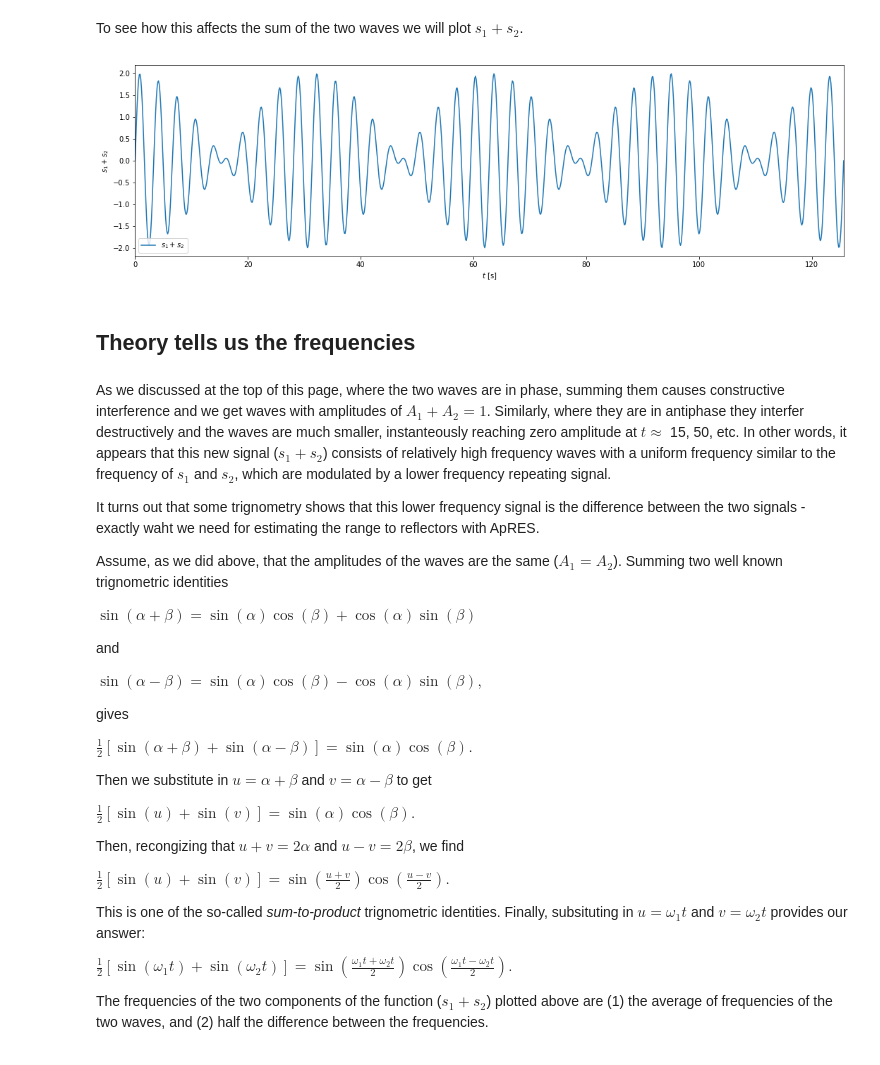
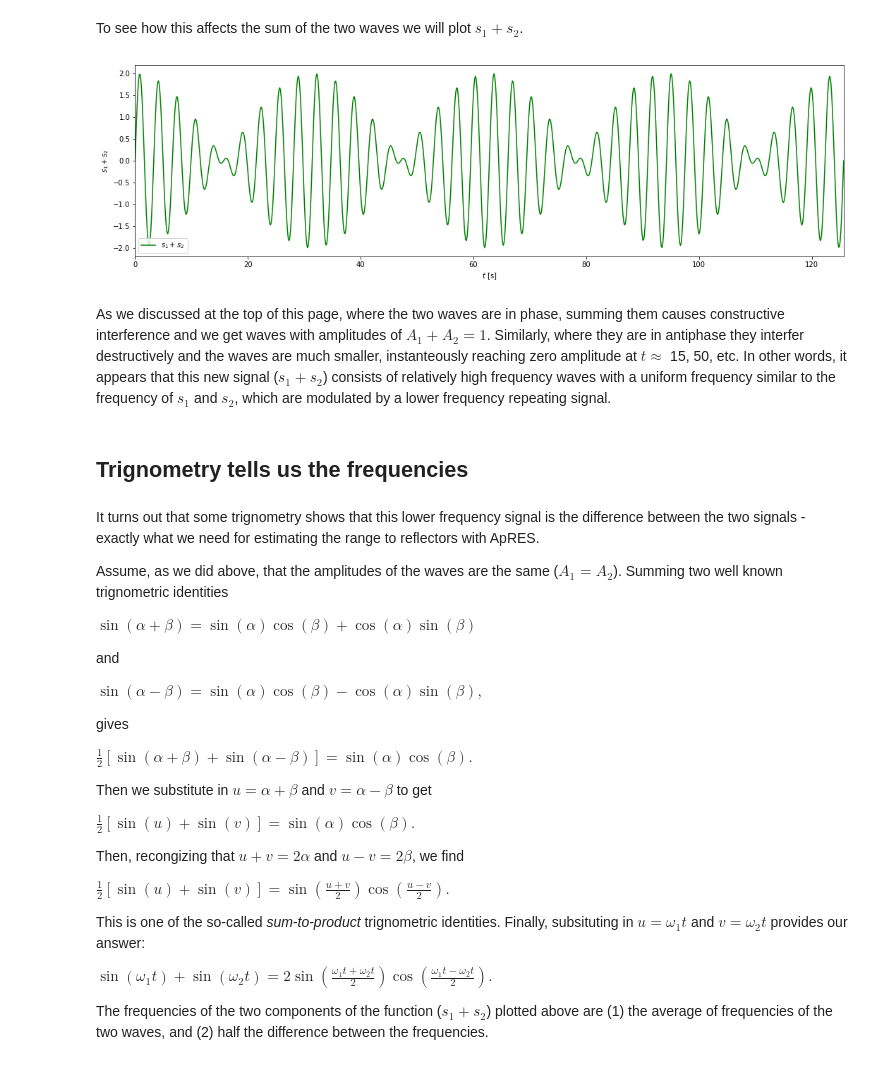
Before and after one commit to ldeo-glaciology/glaciology-intro-book, a Jupyter notebook: src/_build/jupyter_execute/sections/beat-frequency.ipynb, the cells around one changed output. Saved outputs shown, nothing was run; the diff lists cells and outputs as text; code cells hidden in the pictures.

```diff
--- a/src/_build/jupyter_execute/sections/beat-frequency.ipynb
+++ b/src/_build/jupyter_execute/sections/beat-frequency.ipynb
@@ -69,20 +69,20 @@ plt.show()
 To see how this affects the sum of the two waves we will plot $s_1+s_2$.
 # %%
 plt.figure(figsize=(18, 5))
-plt.plot(t,s1+s2);
+plt.plot(t,s1+s2,'g');
 plt.ylabel('$s_1 + s_2$')
 plt.legend(['$s_1+s_2$'],loc='lower left')
 plt.xlabel('$t$ [s]')
 plt.autoscale(enable=True, axis='x', tight=True)
 plt.show()
 # %% [output]
-[figure, old version]
+[figure, new version]
+# %% [markdown]
+As we discussed at the top of this page, where the two waves are in phase, summing them causes constructive interference and we get waves with amplitudes of $A_1+A_2 = 1$. Similarly, where they are in antiphase they interfer destructively and the waves are much smaller, instanteously reaching zero amplitude at $t\approx$ 15, 50, etc. In other words, it appears that this new signal ($s_1 + s_2$) consists of relatively high frequency waves with a uniform frequency similar to the frequency of $s_1$ and $s_2$, which are modulated by a lower frequency repeating signal.
 # %% [markdown]
-## Theory tells us the frequencies
+## Trignometry tells us the frequencies
 # %% [markdown]
-As we discussed at the top of this page, where the two waves are in phase, summing them causes constructive interference and we get waves with amplitudes of $A_1+A_2 = 1$. Similarly, where they are in antiphase they interfer destructively and the waves are much smaller, instanteously reaching zero amplitude at $t\approx$ 15, 50, etc. In other words, it appears that this new signal ($s_1 + s_2$) consists of relatively high frequency waves with a uniform frequency similar to the frequency of $s_1$ and $s_2$, which are modulated by a lower frequency repeating signal.
-
-It turns out that some trignometry shows that this lower frequency signal is the difference between the two signals - exactly waht we need for estimating the range to reflectors with ApRES.
+It turns out that some trignometry shows that this lower frequency signal is the difference between the two signals - exactly what we need for estimating the range to reflectors with ApRES.
 
 Assume, as we did above, that the amplitudes of the waves are the same ($A_1 = A_2$). Summing two well known trignometric identities
 
@@ -117,7 +117,7 @@ $
 This is one of the so-called *sum-to-product* trignometric identities. Finally, subsituting in $u = \omega_1 t$ and $v = \omega_2 t$ provides our answer:
 
 $
-\frac{1}{2}[\sin(\omega_1 t)+\sin(\omega_2 t)] = \sin\left(\frac{\omega_1 t + \omega_2 t}{2}\right)\cos\left(\frac{\omega_1 t - \omega_2 t}{2}\right).
+\sin(\omega_1 t)+\sin(\omega_2 t) = 2\sin\left(\frac{\omega_1 t + \omega_2 t}{2}\right)\cos\left(\frac{\omega_1 t - \omega_2 t}{2}\right).
 $
 
 The frequencies of the two components of the function ($s_1+s_2$) plotted above are (1) the average of frequencies of the two waves, and (2) half the difference between the frequencies.
```
Also changed, not shown: parts of 11 cells of this notebook, 51 other files.
